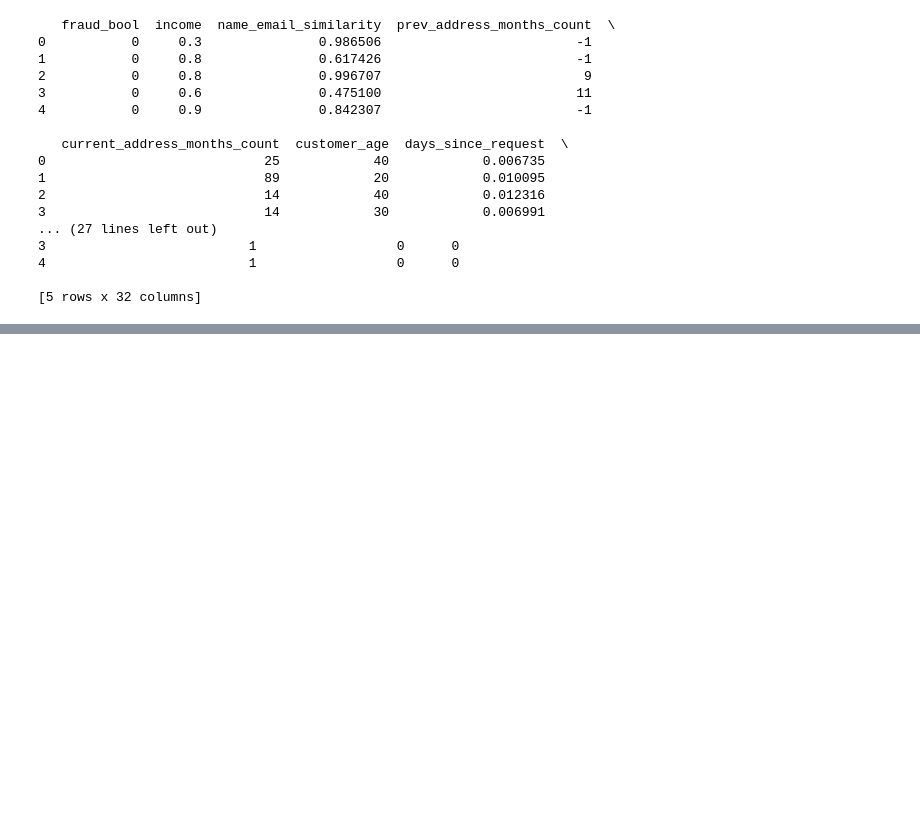
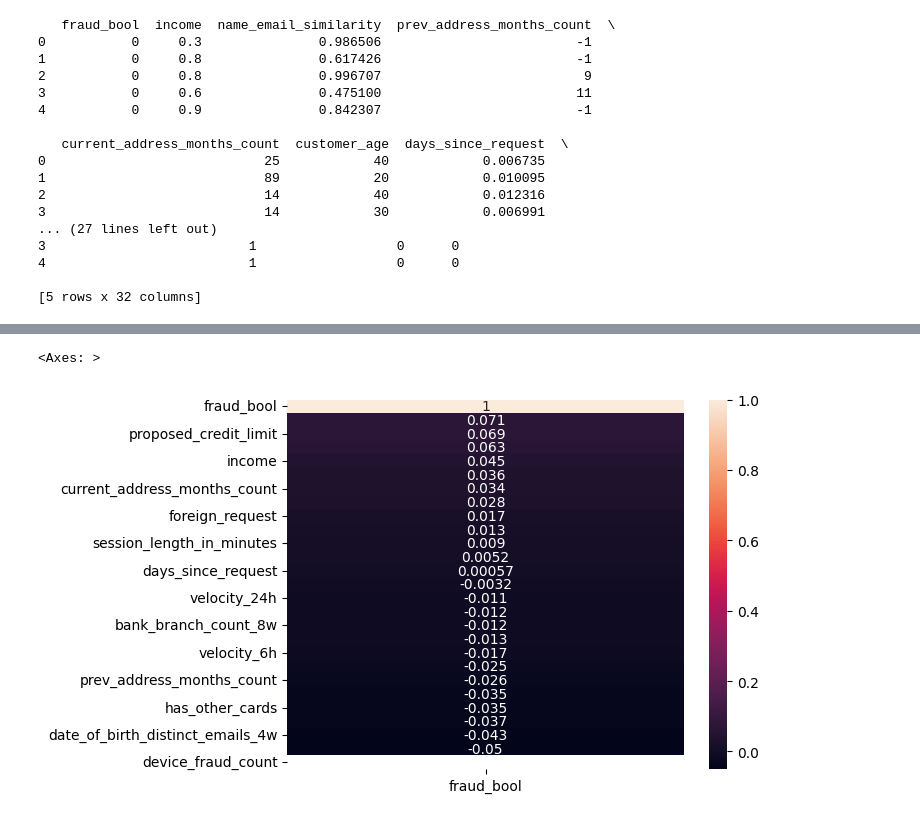
Before and after one commit to MattiaGallucci/HeisenBank, a Jupyter notebook: data_exploration.ipynb, the cells around one changed output, grey strips where cells are left out. Cells and saved outputs as stored; diff of their text form; code cells hidden in the pictures; blank space fills up the shorter version.

```diff
--- a/data_exploration.ipynb
+++ b/data_exploration.ipynb
@@ -30,0 +128,8 @@ print(data.head())
+# %%
+#Calcoliamo la matrice di correlazione per vedere quali feature numeriche sono più legate a fraud_bool
+
+corr_matrix = data.corr(numeric_only=True)
+sns.heatmap(corr_matrix[['fraud_bool']].sort_values(by='fraud_bool', ascending=False), annot=True)
+# %% [output]
+<Axes: >
+[figure, added]
```
Also changed, not shown: parts of 4 cells of this notebook, 1 other file.
